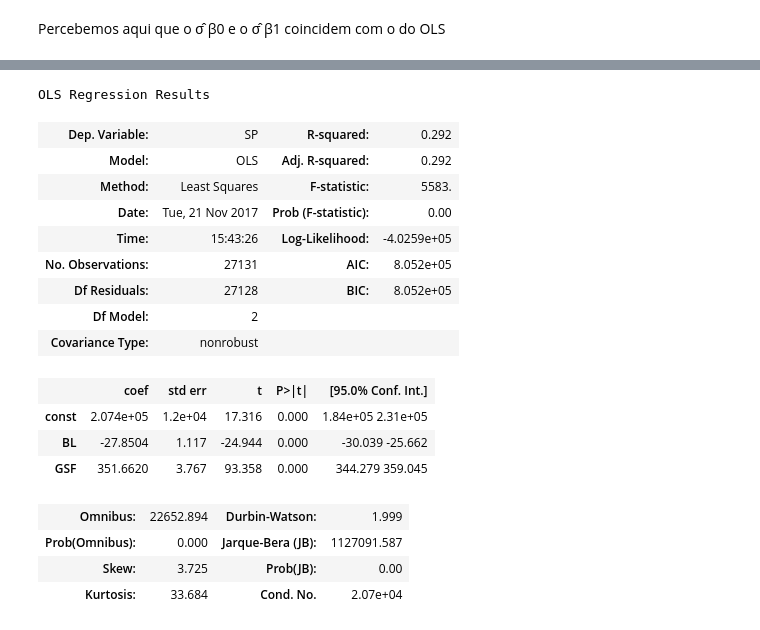
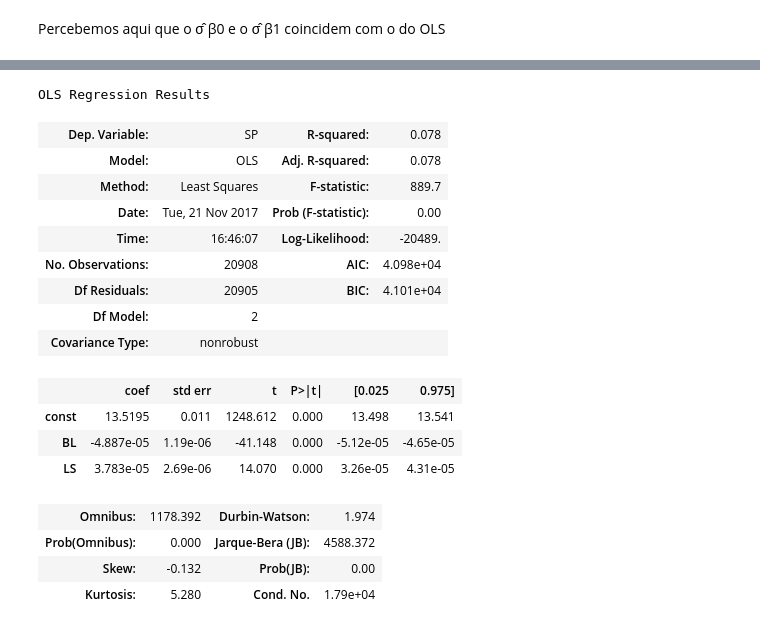
Before and after one commit to AntonioAndraues/Pj3_Ciencia_dos_Dados, a Jupyter notebook: Projeto+3+ (1).ipynb, the cells around one changed output, grey strips where cells are left out. Saved outputs shown, nothing was run; the diff lists cells and outputs as text; code cells hidden in the pictures.

```diff
--- a/Projeto+3+ (1).ipynb
+++ b/Projeto+3+ (1).ipynb
@@ -317,28 +339,27 @@ plt.show()
 # %%
-
-Z = df['SP']
-Y = df[['BL','GSF']]
+Z = df2['SP']
+Y = df2[['BL','LS']]
 Y = sm.add_constant(Y)
 
 model = sm.OLS(Z,Y)
 results = model.fit()
 results.summary()
 # %% [output]
 OLS Regression Results
-| Dep. Variable: | SP | R-squared: | 0.292 |
-| Model: | OLS | Adj. R-squared: | 0.292 |
-| Method: | Least Squares | F-statistic: | 5583. |
+| Dep. Variable: | SP | R-squared: | 0.078 |
+| Model: | OLS | Adj. R-squared: | 0.078 |
+| Method: | Least Squares | F-statistic: | 889.7 |
 | Date: | Tue, 21 Nov 2017 | Prob (F-statistic): | 0.00 |
-| Time: | 15:43:26 | Log-Likelihood: | -4.0259e+05 |
-| No. Observations: | 27131 | AIC: | 8.052e+05 |
-| Df Residuals: | 27128 | BIC: | 8.052e+05 |
+| Time: | 16:46:07 | Log-Likelihood: | -20489. |
+| No. Observations: | 20908 | AIC: | 4.098e+04 |
+| Df Residuals: | 20905 | BIC: | 4.101e+04 |
 | Df Model: | 2 |  |  |
 | Covariance Type: | nonrobust |  |  |
-|  | coef | std err | t | P>|t| | [95.0% Conf. Int.] |
-| const | 2.074e+05 | 1.2e+04 | 17.316 | 0.000 | 1.84e+05 2.31e+05 |
-| BL | -27.8504 | 1.117 | -24.944 | 0.000 | -30.039 -25.662 |
-| GSF | 351.6620 | 3.767 | 93.358 | 0.000 | 344.279 359.045 |
+|  | coef | std err | t | P>|t| | [0.025 | 0.975] |
+| const | 13.5195 | 0.011 | 1248.612 | 0.000 | 13.498 | 13.541 |
+| BL | -4.887e-05 | 1.19e-06 | -41.148 | 0.000 | -5.12e-05 | -4.65e-05 |
+| LS | 3.783e-05 | 2.69e-06 | 14.070 | 0.000 | 3.26e-05 | 4.31e-05 |
-| Omnibus: | 22652.894 | Durbin-Watson: | 1.999 |
-| Prob(Omnibus): | 0.000 | Jarque-Bera (JB): | 1127091.587 |
-| Skew: | 3.725 | Prob(JB): | 0.00 |
-| Kurtosis: | 33.684 | Cond. No. | 2.07e+04 |
+| Omnibus: | 1178.392 | Durbin-Watson: | 1.974 |
+| Prob(Omnibus): | 0.000 | Jarque-Bera (JB): | 4588.372 |
+| Skew: | -0.132 | Prob(JB): | 0.00 |
+| Kurtosis: | 5.280 | Cond. No. | 1.79e+04 |
```
Also changed, not shown: parts of 25 cells of this notebook.
